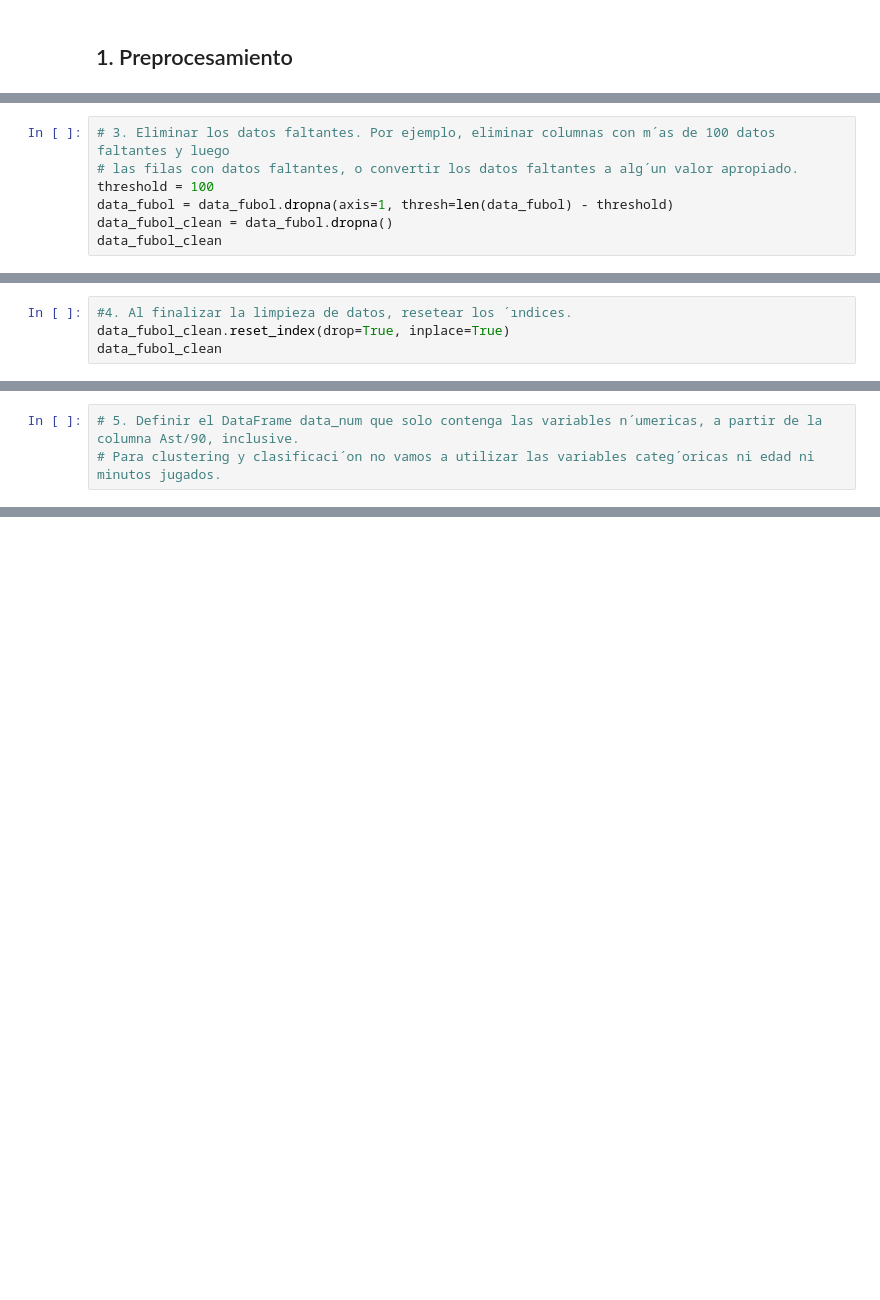
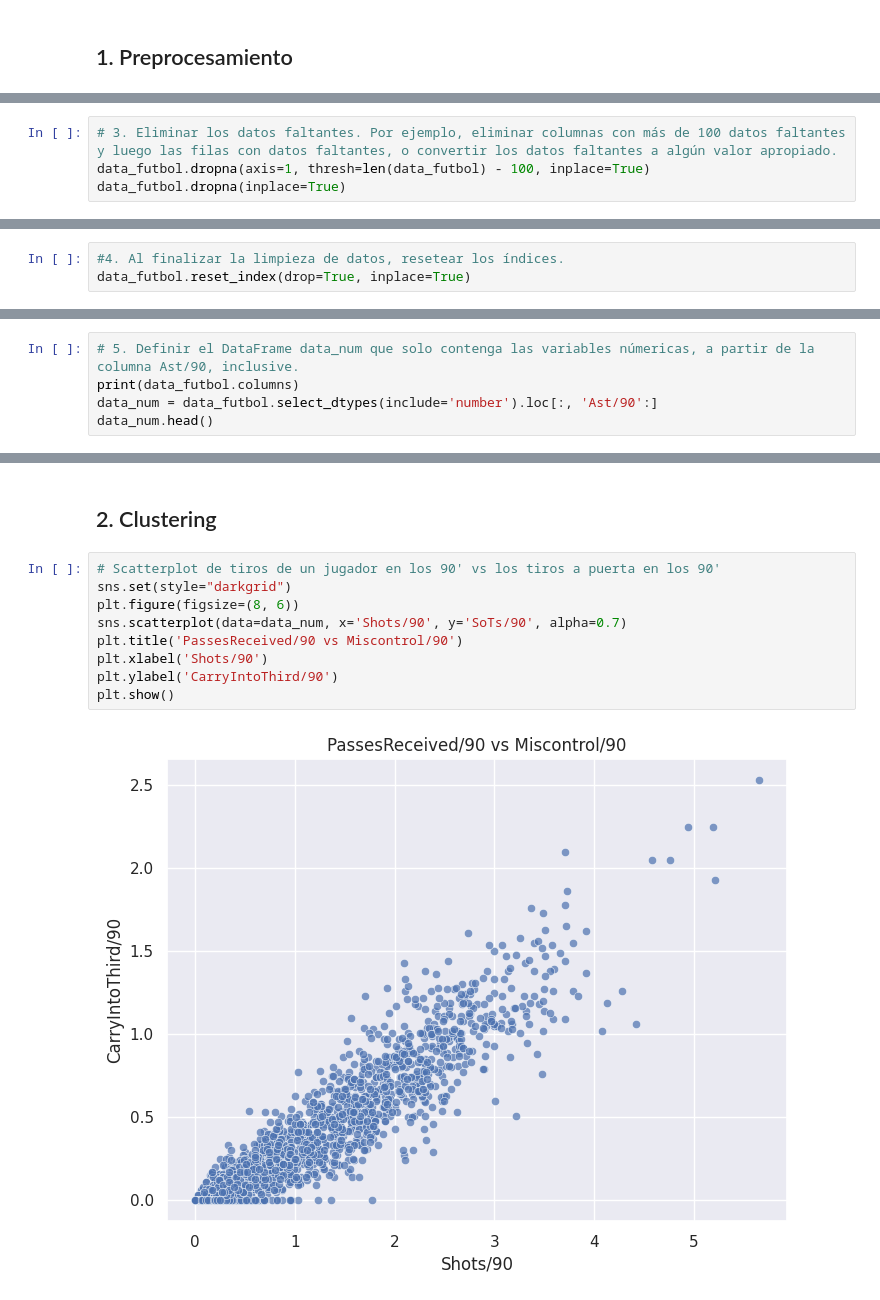
Before and after one commit to joacokoif/tp2_fulbo_ldd, a Jupyter notebook: tp2_LDD_Futbol_Analytics.ipynb, the cells around one changed output, grey strips where cells are left out. Drawn from its saved outputs; the diff is of its cells as text; blank space fills up the shorter version.

```diff
--- a/tp2_LDD_Futbol_Analytics.ipynb
+++ b/tp2_LDD_Futbol_Analytics.ipynb
@@ -43,8 +39,5 @@ data_fubol
 # %%
-# 3. Eliminar los datos faltantes. Por ejemplo, eliminar columnas con m´as de 100 datos faltantes y luego
-# las filas con datos faltantes, o convertir los datos faltantes a alg´un valor apropiado.
-threshold = 100
-data_fubol = data_fubol.dropna(axis=1, thresh=len(data_fubol) - threshold)
-data_fubol_clean = data_fubol.dropna()
-data_fubol_clean
+# 3. Eliminar los datos faltantes. Por ejemplo, eliminar columnas con más de 100 datos faltantes y luego las filas con datos faltantes, o convertir los datos faltantes a algún valor apropiado.
+data_futbol.dropna(axis=1, thresh=len(data_futbol) - 100, inplace=True)
+data_futbol.dropna(inplace=True)
 # %% [output]
@@ -64,4 +46,3 @@ data_fubol_clean
 # %%
-#4. Al finalizar la limpieza de datos, resetear los ´ındices.
-data_fubol_clean.reset_index(drop=True, inplace=True)
-data_fubol_clean
+#4. Al finalizar la limpieza de datos, resetear los índices.
+data_futbol.reset_index(drop=True, inplace=True)
@@ -82,3 +49,5 @@ data_fubol_clean
 # %%
-# 5. Definir el DataFrame data_num que solo contenga las variables n´umericas, a partir de la columna Ast/90, inclusive.
-# Para clustering y clasificaci´on no vamos a utilizar las variables categ´oricas ni edad ni minutos jugados.
+# 5. Definir el DataFrame data_num que solo contenga las variables númericas, a partir de la columna Ast/90, inclusive.
+print(data_futbol.columns)
+data_num = data_futbol.select_dtypes(include='number').loc[:, 'Ast/90':]
+data_num.head()
@@ -84,0 +69,13 @@ data_fubol_clean
+# %% [markdown]
+## 2. Clustering
+# %%
+# Scatterplot de tiros de un jugador en los 90' vs los tiros a puerta en los 90'
+sns.set(style="darkgrid")
+plt.figure(figsize=(8, 6))
+sns.scatterplot(data=data_num, x='Shots/90', y='SoTs/90', alpha=0.7)
+plt.title('PassesReceived/90 vs Miscontrol/90')
+plt.xlabel('Shots/90')
+plt.ylabel('CarryIntoThird/90')
+plt.show()
+# %% [output]
+[figure, added]
```
Also changed, not shown: parts of 9 cells of this notebook.
